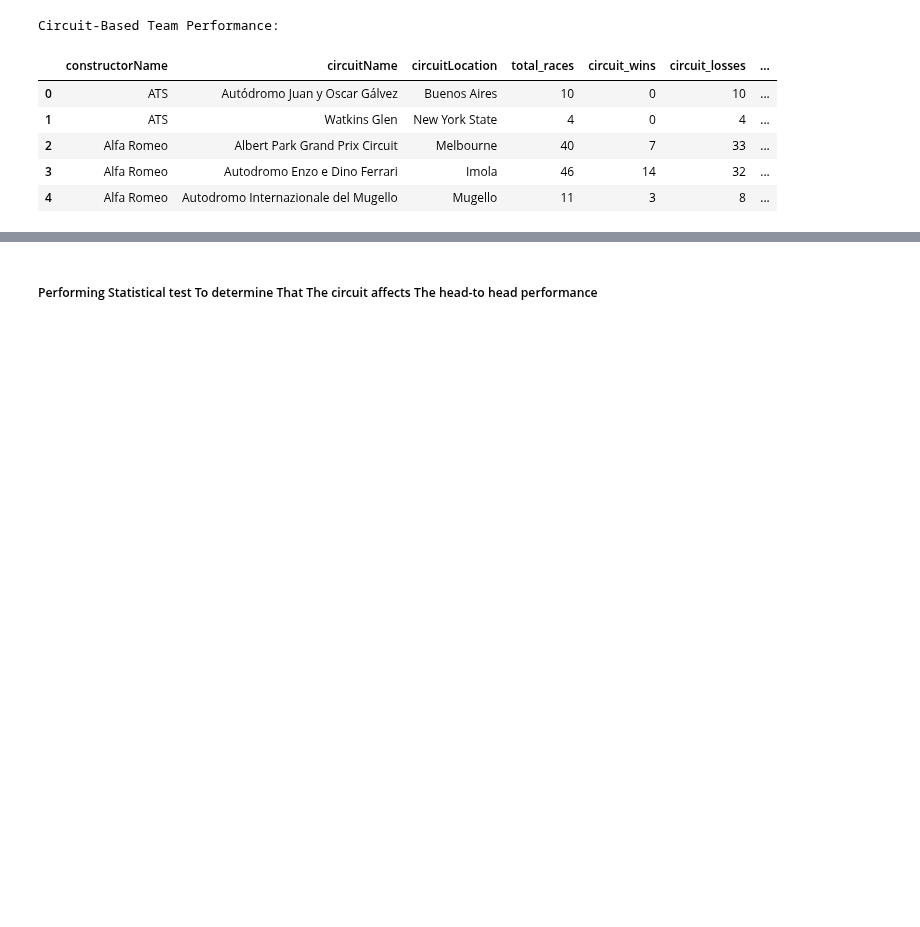
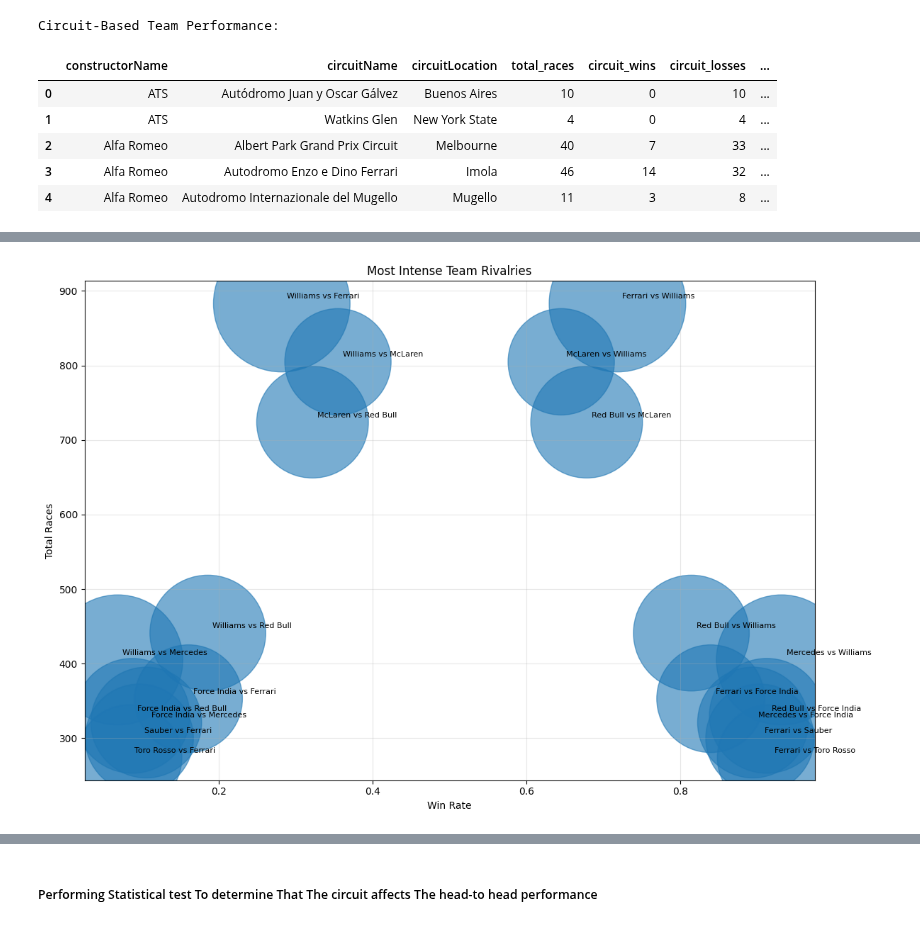
Before and after one commit to yesh-045/Data_Premier_League, a Jupyter notebook: src/models/team_performance_comparsion/model.ipynb, the cells around one changed output, grey strips where cells are left out. Saved outputs shown, nothing was run; the diff lists cells and outputs as text; code cells hidden in the pictures; blank space fills up the shorter version.

```diff
--- a/src/models/team_performance_comparsion/model.ipynb
+++ b/src/models/team_performance_comparsion/model.ipynb
@@ -148,0 +162,37 @@ plt.show()
+# %%
+def plot_rivalry_intensity(team_performance):
+    """
+    Create bubble plot showing rivalry intensities
+    """
+    # Calculate rivalry intensity
+    team_performance['rivalry_intensity'] = (
+        team_performance['total_races_against'] *
+        abs(team_performance['win_rate_against'] - 0.5)
+    )
+
+    # Get top 20 most intense rivalries
+    top_rivalries = team_performance.nlargest(20, 'rivalry_intensity')
+
+    plt.figure(figsize=(12, 8))
+    plt.scatter(top_rivalries['win_rate_against'],
+                top_rivalries['total_races_against'],
+                s=top_rivalries['rivalry_intensity'] * 100,
+                alpha=0.6)
+
+    # Add labels for each rivalry
+    for idx, row in top_rivalries.iterrows():
+        plt.annotate(f"{row['constructorName']} vs {row['constructorName_opponent']}",
+                    (row['win_rate_against'], row['total_races_against']),
+                    xytext=(5, 5), textcoords='offset points',
+                    fontsize=8)
+
+    plt.title('Most Intense Team Rivalries')
+    plt.xlabel('Win Rate')
+    plt.ylabel('Total Races')
+    plt.grid(True, alpha=0.3)
+    plt.tight_layout()
+    plt.show()
+
+plot_rivalry_intensity(team_performance)
+# %% [output]
+[figure, added]
```
Also changed, not shown: parts of 9 cells of this notebook, 2 other files.
